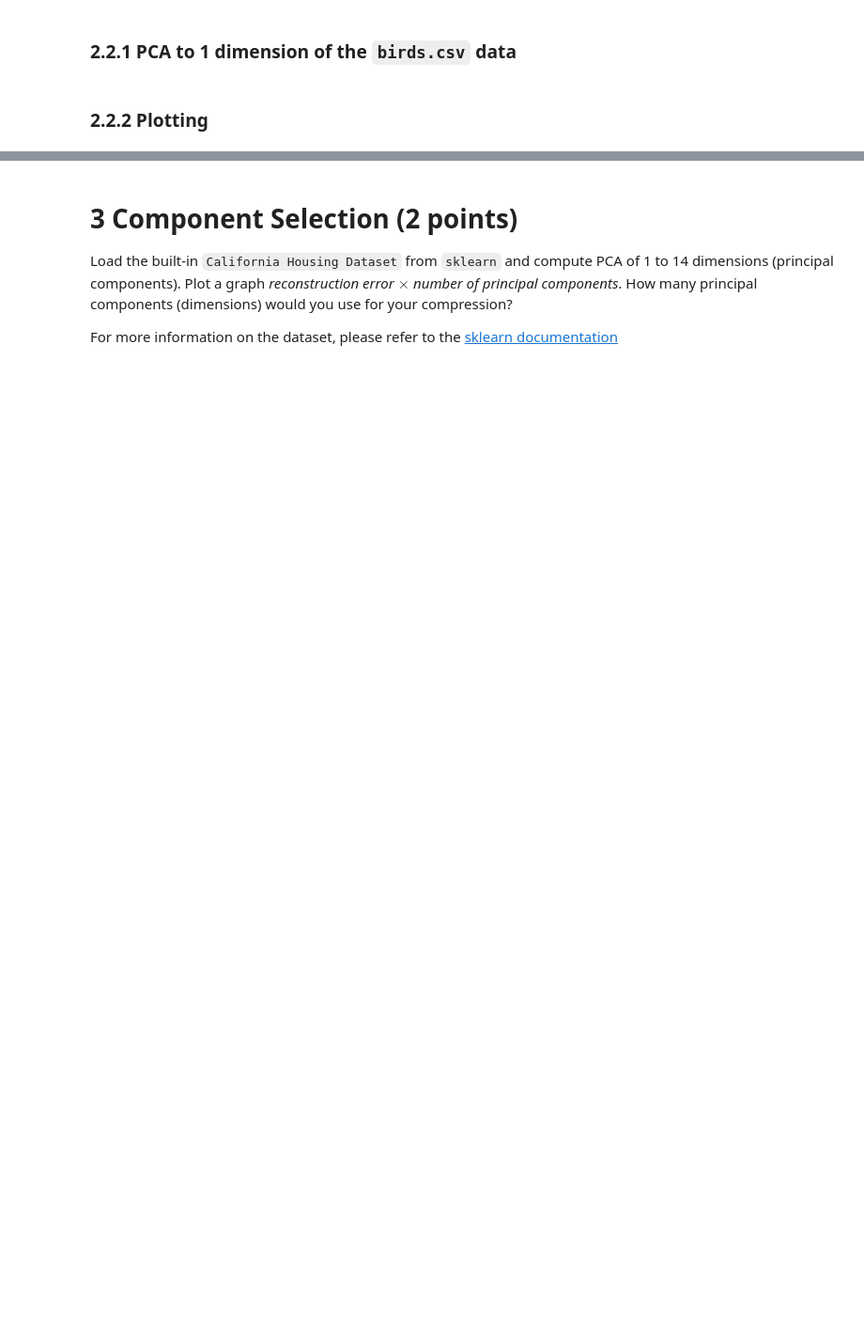
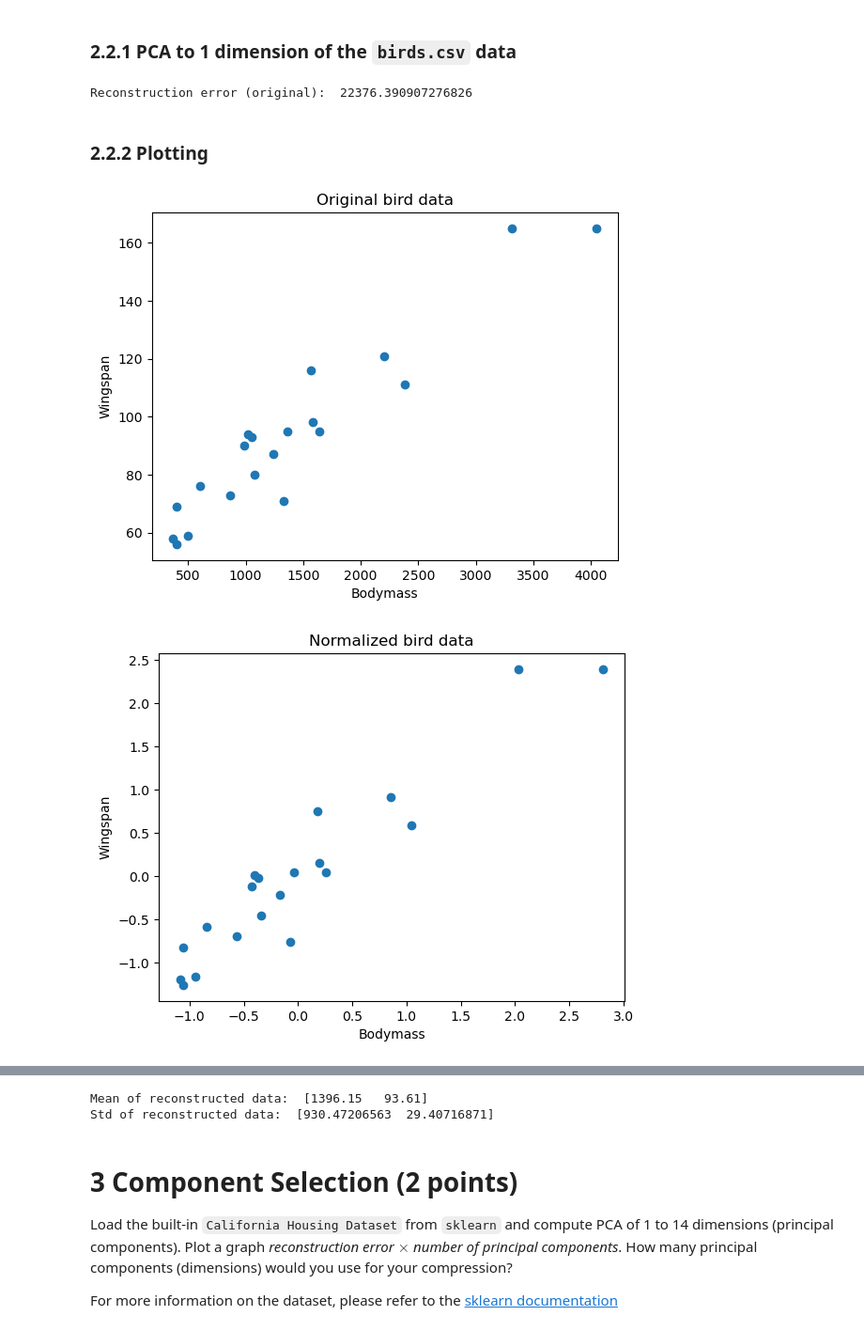
Before and after one commit to lflage/NNIA_22_23, a Jupyter notebook: Assignment_2/assignment2.ipynb, the cells around one changed output, grey strips where cells are left out. Shown: that part at 94% size. Cells and saved outputs as stored; diff of their text form; code cells hidden in the pictures; blank space fills up the shorter version.

```diff
--- a/Assignment_2/assignment2.ipynb
+++ b/Assignment_2/assignment2.ipynb
@@ -91,7 +139,18 @@ from sklearn.datasets import fetch_california_housing
 %load_ext autoreload
 %autoreload 2
 
-# from solution import...
+from pca import run_pca
 # import your function from your .py file here and run this cell when you're done!
+
+bdata = pd.read_csv('birds.csv') # as data frame
+
+bdata_a = bdata.to_numpy() # as np.array
+
+bird_pca=run_pca(bdata_a,1) # returns output dictionary
+
+print('Reconstruction error (original): ',bird_pca['Reconstr error original'])
+#print('Reconstruction error (normalized): ',bird_pca['Reconstr error norm'])
+# %% [output]
+Reconstruction error (original):  22376.390907276826
 # %% [markdown]
 ### 2.2.2 Plotting
@@ -99,0 +157,38 @@ from sklearn.datasets import fetch_california_housing
+# %%
+# Original bird data
+plt.scatter(bdata_a[:, 0], bdata_a[:, 1])
+plt.xlabel('Bodymass')
+plt.ylabel('Wingspan')
+plt.title('Original bird data')
+plt.show()
+
+# Preprocessed data
+plt.scatter(bird_pca['Norm data'][:,0],bird_pca['Norm data'][:,1])
+plt.xlabel('Bodymass')
+plt.ylabel('Wingspan')
+plt.title('Normalized bird data')
+plt.show()
+
+# 1D PCA
+y_axis = np.zeros_like(bird_pca['PCA data'])
+plt.scatter(bird_pca['PCA data'],y_axis)
+plt.title('1D PCA')
+plt.show()
+
+# Reconstructed data
+plt.scatter(bird_pca['Reconstr norm data'][:,0],bird_pca['Reconstr norm data'][:,1])
+plt.title('Reconstructed normalized data')
+plt.show()
+
+# Reconstructed data + mean and std
+plt.scatter(bird_pca['Reconstr data'][:,0],bird_pca['Reconstr data'][:,1])
+plt.title('Reconstructed data with mean and std')
+x_mean = bird_pca['Reconstr data'].mean(axis=0)[0]
+y_mean = bird_pca['Reconstr data'].mean(axis=0)[1]
+plt.plot(x_mean,y_mean,marker="o",markersize=10,markeredgecolor="red",markerfacecolor="white")
+plt.show()
+print('Mean of reconstructed data: ',bird_pca['Reconstr data'].mean(axis=0))
+print('Std of reconstructed data: ',bird_pca['Reconstr data'].std(axis=0))
+# %% [output]
+[figure, added]
+[figure, added]
@@ -100,3 +198,5 @@ from sklearn.datasets import fetch_california_housing
+Mean of reconstructed data:  [1396.15   93.61]
+Std of reconstructed data:  [930.47206563  29.40716871]
 # %% [markdown]
 # 3 Component Selection (2 points)
 Load the built-in `California Housing Dataset` from `sklearn` and compute PCA of 1 to 14 dimensions (principal components). Plot a graph _reconstruction error_ $\times$ _number of principal components_. How many principal components (dimensions) would you use for your compression?
```
Also changed, not shown: parts of 13 cells of this notebook, 1 other file.
